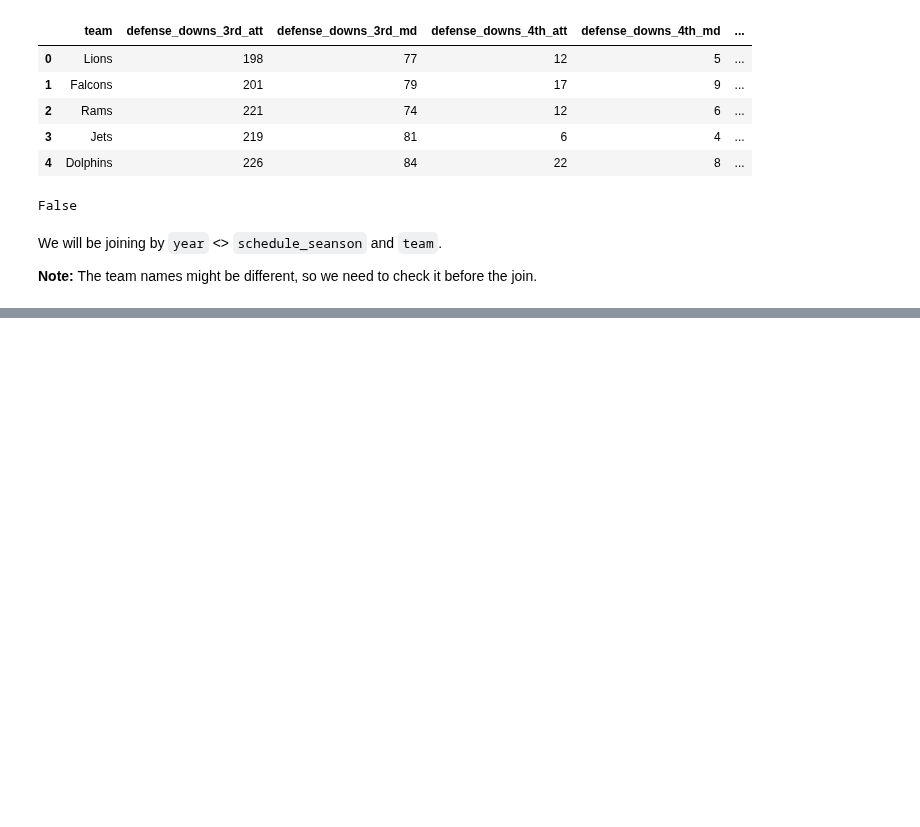
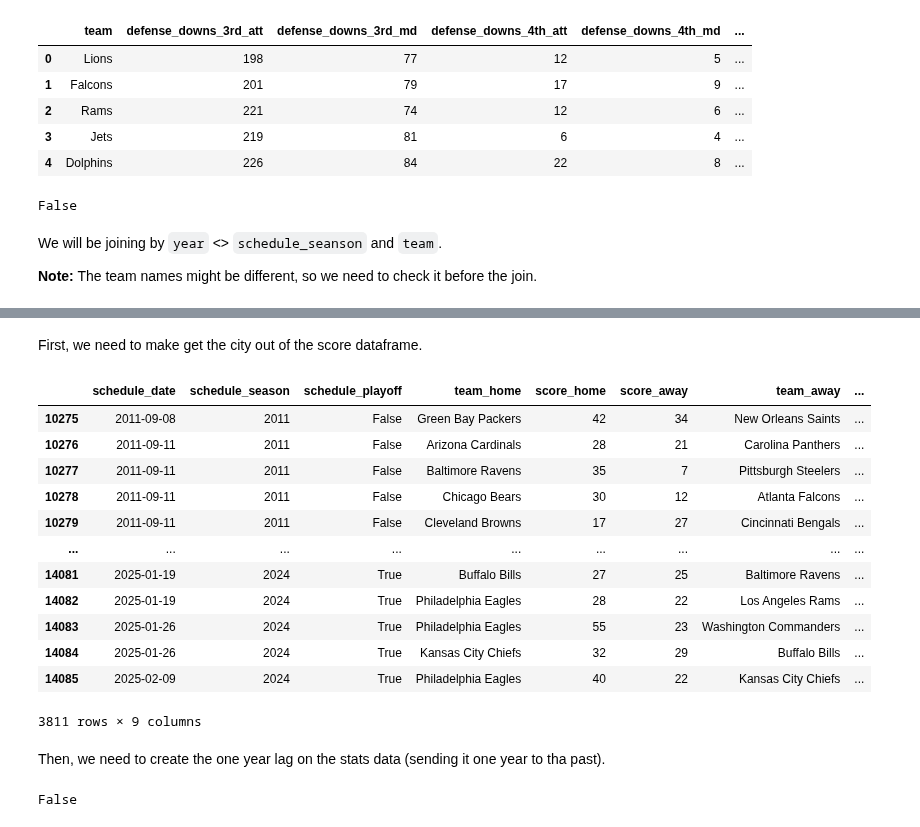
Before and after one commit to rafabandoni/nfl-predict, a Jupyter notebook: notebooks/00_nfl_predict_class.ipynb, the cells around one changed output, grey strips where cells are left out. Drawn from its saved outputs; the diff is of its cells as text; code cells hidden in the pictures; blank space fills up the shorter version.

Commit message:
Finalized v1 of this notebook by creating a final df to work on

```diff
--- a/notebooks/00_nfl_predict_class.ipynb
+++ b/notebooks/00_nfl_predict_class.ipynb
@@ -440,0 +495,18 @@
+# %% [markdown]
+First, we need to make get the city out of the score dataframe.
+# %%
+score_historical
+# %% [output]
+|  | schedule_date | schedule_season | schedule_playoff | team_home | score_home | score_away | team_away | ... |
+| 10275 | 2011-09-08 | 2011 | False | Green Bay Packers | 42 | 34 | New Orleans Saints | ... |
+| 10276 | 2011-09-11 | 2011 | False | Arizona Cardinals | 28 | 21 | Carolina Panthers | ... |
+| 10277 | 2011-09-11 | 2011 | False | Baltimore Ravens | 35 | 7 | Pittsburgh Steelers | ... |
+| 10278 | 2011-09-11 | 2011 | False | Chicago Bears | 30 | 12 | Atlanta Falcons | ... |
+| 10279 | 2011-09-11 | 2011 | False | Cleveland Browns | 17 | 27 | Cincinnati Bengals | ... |
+| ... | ... | ... | ... | ... | ... | ... | ... | ... |
+| 14081 | 2025-01-19 | 2024 | True | Buffalo Bills | 27 | 25 | Baltimore Ravens | ... |
+| 14082 | 2025-01-19 | 2024 | True | Philadelphia Eagles | 28 | 22 | Los Angeles Rams | ... |
+| 14083 | 2025-01-26 | 2024 | True | Philadelphia Eagles | 55 | 23 | Washington Commanders | ... |
+| 14084 | 2025-01-26 | 2024 | True | Kansas City Chiefs | 32 | 29 | Buffalo Bills | ... |
+| 14085 | 2025-02-09 | 2024 | True | Philadelphia Eagles | 40 | 22 | Kansas City Chiefs | ... |
+3811 rows × 9 columns
@@ -440,0 +532,2 @@
+# %% [markdown]
+Then, we need to create the one year lag on the stats data (sending it one year to tha past).
@@ -440,0 +549,4 @@
+# %%
+final_df.isna().any().any()
+# %% [output]
+False
```
Also changed, not shown: parts of 12 cells of this notebook.
